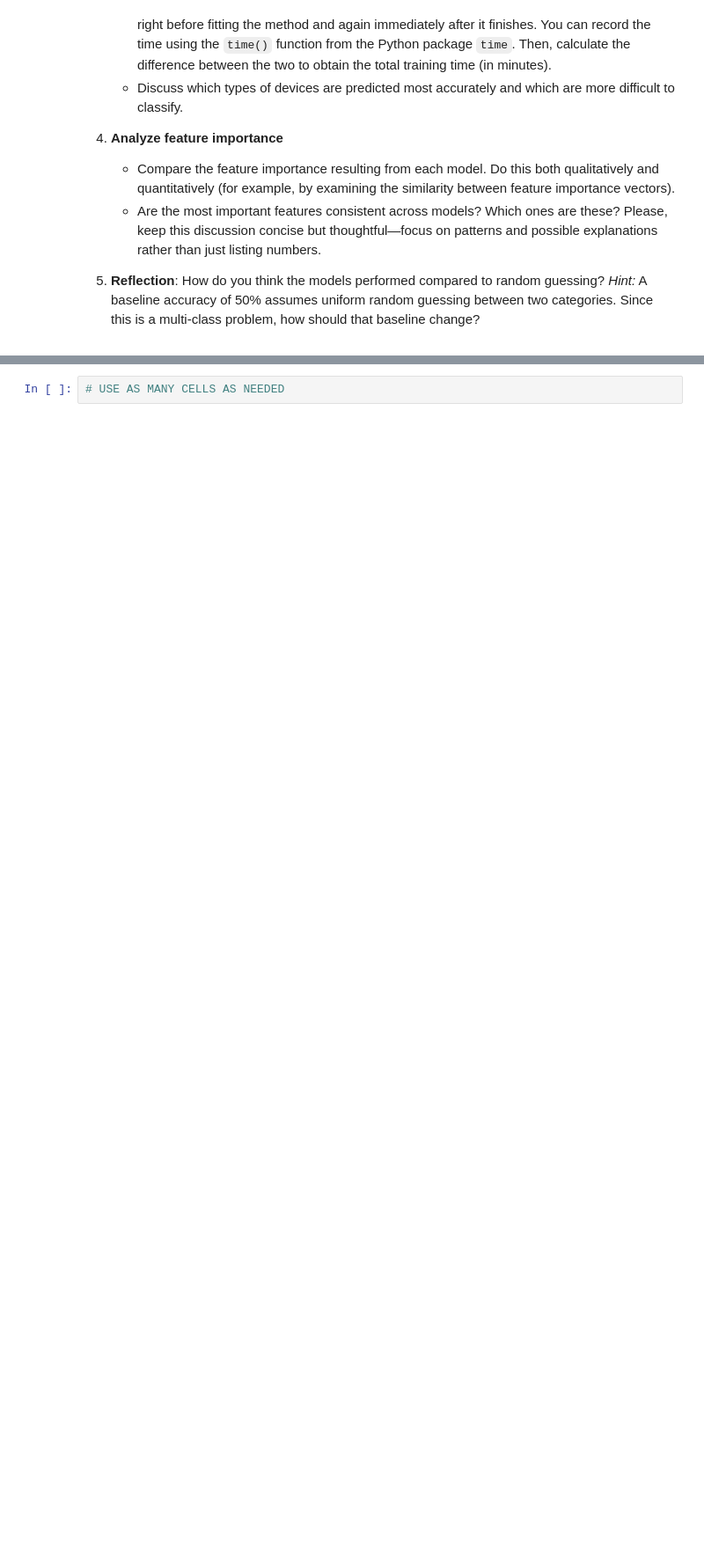
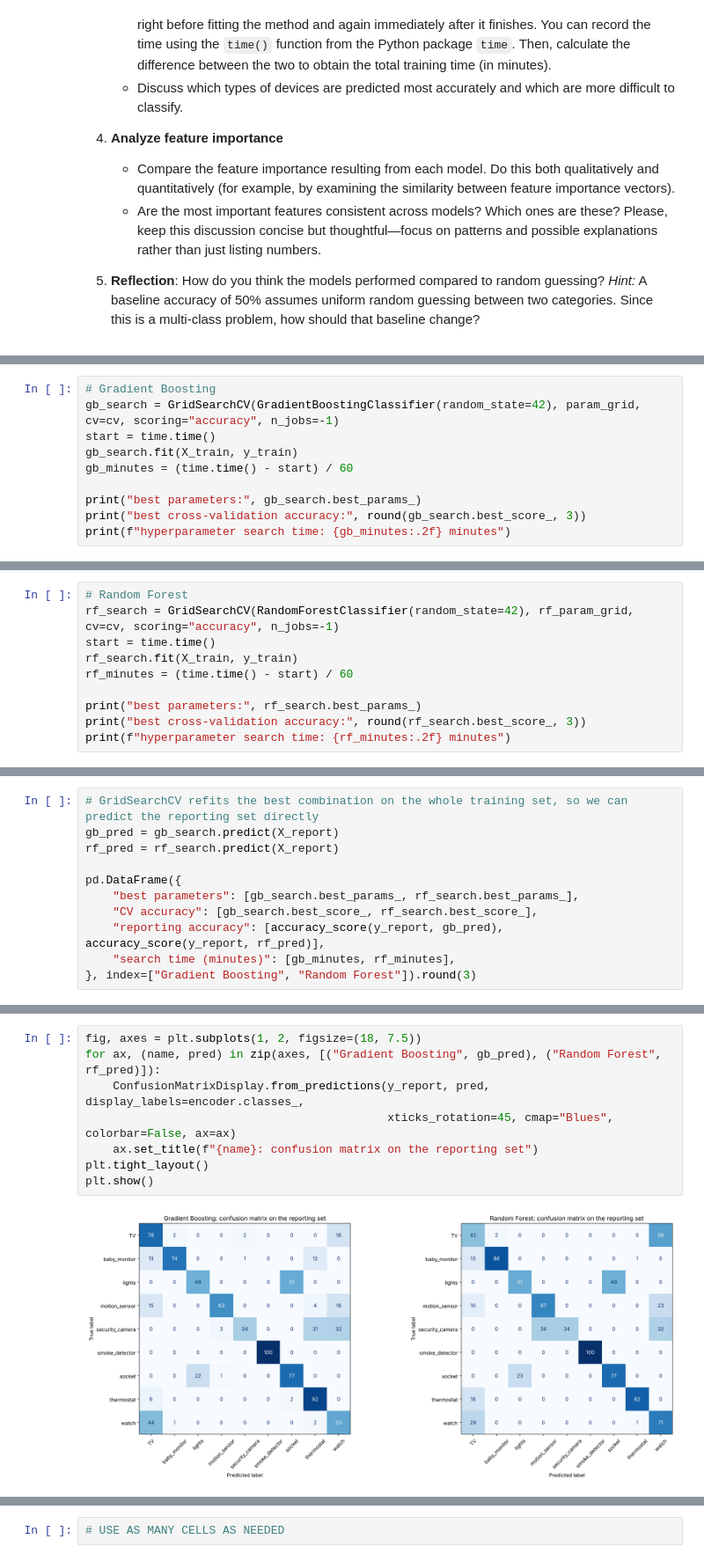
Before and after one commit to AudreyStelle/ML-Lab-3-Non-linear-Dimensionality-Reduction---t-SNE-and-UMAP, a Jupyter notebook: 07-iot-ensemble-classification.ipynb, the cells around one changed output, grey strips where cells are left out. Shown at 88% size. Saved outputs shown, nothing was run; the diff lists cells and outputs as text; blank space fills up the shorter version.

```diff
--- a/07-iot-ensemble-classification.ipynb
+++ b/07-iot-ensemble-classification.ipynb
@@ -105,0 +227,10 @@ Your tasks are:
+# %%
+# Gradient Boosting
+gb_search = GridSearchCV(GradientBoostingClassifier(random_state=42), param_grid, cv=cv, scoring="accuracy", n_jobs=-1)
+start = time.time()
+gb_search.fit(X_train, y_train)
+gb_minutes = (time.time() - start) / 60
+
+print("best parameters:", gb_search.best_params_)
+print("best cross-validation accuracy:", round(gb_search.best_score_, 3))
+print(f"hyperparameter search time: {gb_minutes:.2f} minutes")
@@ -105,0 +241,10 @@ Your tasks are:
+# %%
+# Random Forest
+rf_search = GridSearchCV(RandomForestClassifier(random_state=42), rf_param_grid, cv=cv, scoring="accuracy", n_jobs=-1)
+start = time.time()
+rf_search.fit(X_train, y_train)
+rf_minutes = (time.time() - start) / 60
+
+print("best parameters:", rf_search.best_params_)
+print("best cross-validation accuracy:", round(rf_search.best_score_, 3))
+print(f"hyperparameter search time: {rf_minutes:.2f} minutes")
@@ -105,0 +287,11 @@ Your tasks are:
+# %%
+# GridSearchCV refits the best combination on the whole training set, so we can predict the reporting set directly
+gb_pred = gb_search.predict(X_report)
+rf_pred = rf_search.predict(X_report)
+
+pd.DataFrame({
+    "best parameters": [gb_search.best_params_, rf_search.best_params_],
+    "CV accuracy": [gb_search.best_score_, rf_search.best_score_],
+    "reporting accuracy": [accuracy_score(y_report, gb_pred), accuracy_score(y_report, rf_pred)],
+    "search time (minutes)": [gb_minutes, rf_minutes],
+}, index=["Gradient Boosting", "Random Forest"]).round(3)
@@ -105,0 +302,10 @@ Your tasks are:
+# %%
+fig, axes = plt.subplots(1, 2, figsize=(18, 7.5))
+for ax, (name, pred) in zip(axes, [("Gradient Boosting", gb_pred), ("Random Forest", rf_pred)]):
+    ConfusionMatrixDisplay.from_predictions(y_report, pred, display_labels=encoder.classes_,
+                                            xticks_rotation=45, cmap="Blues", colorbar=False, ax=ax)
+    ax.set_title(f"{name}: confusion matrix on the reporting set")
+plt.tight_layout()
+plt.show()
+# %% [output]
+[figure, added]
```
Also changed, not shown: parts of 29 cells of this notebook.
